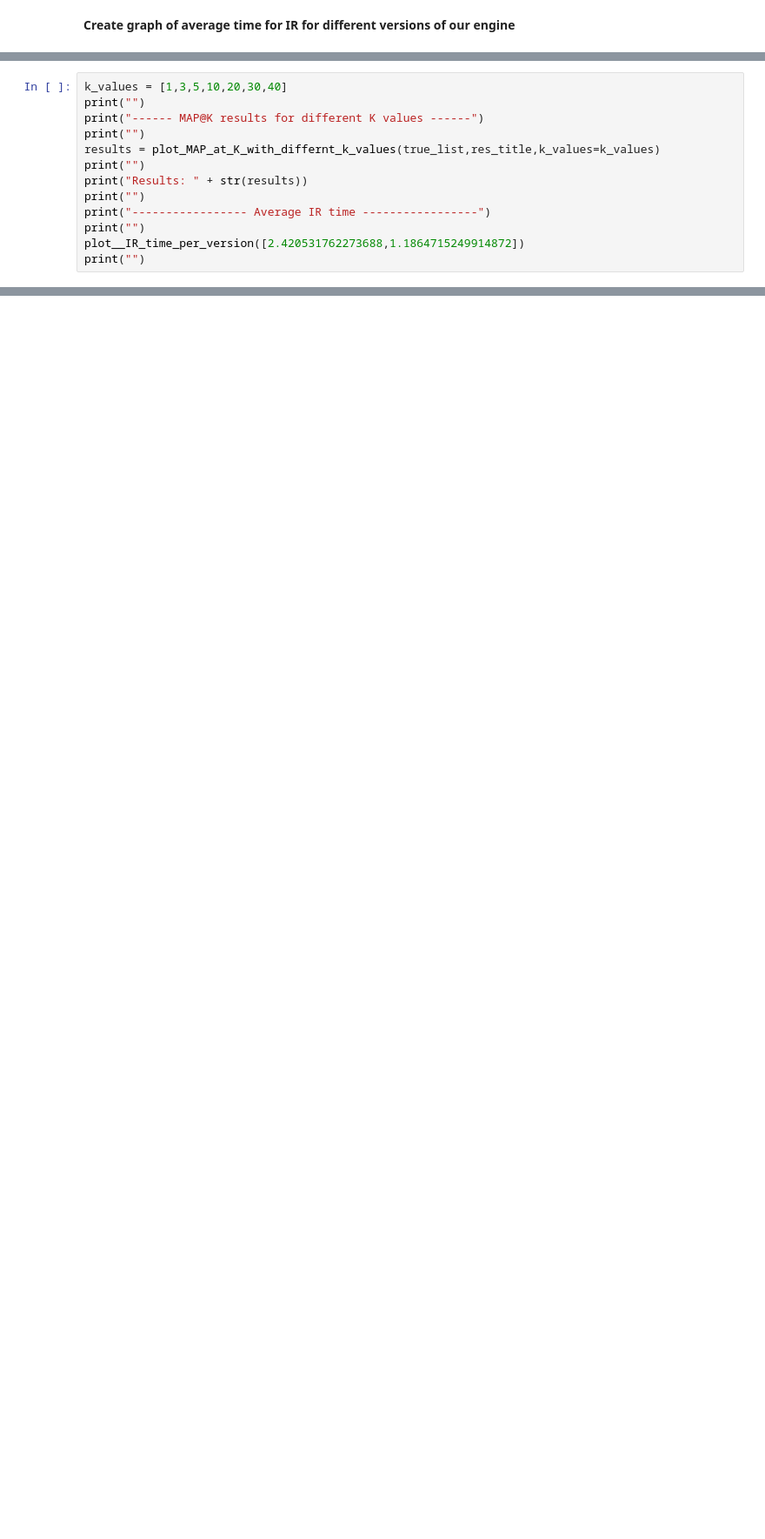
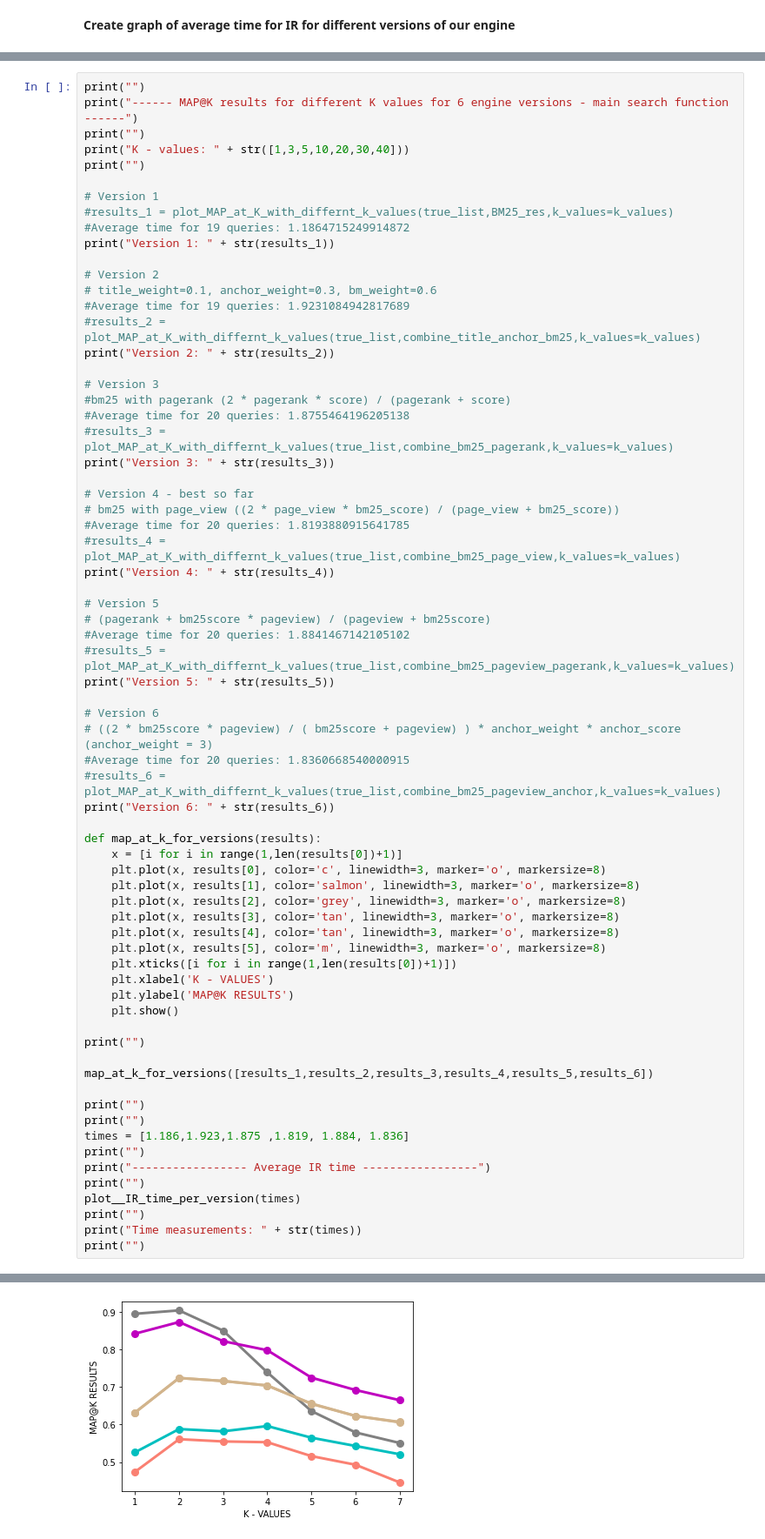
Before and after one commit to Naama133/WIKI_IR_ENGINE, a Jupyter notebook: Engine_performance_measurments.ipynb, the cells around one changed output, grey strips where cells are left out. Shown: that part at 87% size. Drawn from its saved outputs; the diff is of its cells as text; blank space fills up the shorter version.

Commit message:
test results graphs creation

```diff
--- a/Engine_performance_measurments.ipynb
+++ b/Engine_performance_measurments.ipynb
@@ -125,13 +126,0 @@ def plot__IR_time_per_version(times_measurements):
-# %%
-k_values = [1,3,5,10,20,30,40]
-print("")
-print("------ MAP@K results for different K values ------")
-print("")
-results = plot_MAP_at_K_with_differnt_k_values(true_list,res_title,k_values=k_values)
-print("")
-print("Results: " + str(results))
-print("")
-print("----------------- Average IR time -----------------")
-print("")
-plot__IR_time_per_version([2.420531762273688,1.1864715249914872])
-print("")
@@ -146,0 +131,70 @@ Results: [0.579, 0.632, 0.591, 0.527, 0.489, 0.467, 0.449]
+# %%
+print("")
+print("------ MAP@K results for different K values for 6 engine versions - main search function ------")
+print("")
+print("K - values: " + str([1,3,5,10,20,30,40]))
+print("")
+
+# Version 1
+#results_1 = plot_MAP_at_K_with_differnt_k_values(true_list,BM25_res,k_values=k_values)
+#Average time for 19 queries: 1.1864715249914872
+print("Version 1: " + str(results_1))
+
+# Version 2
+# title_weight=0.1, anchor_weight=0.3, bm_weight=0.6
+#Average time for 19 queries: 1.9231084942817689
+#results_2 = plot_MAP_at_K_with_differnt_k_values(true_list,combine_title_anchor_bm25,k_values=k_values)
+print("Version 2: " + str(results_2))
+
+# Version 3
+#bm25 with pagerank (2 * pagerank * score) / (pagerank + score)
+#Average time for 20 queries: 1.8755464196205138
+#results_3 = plot_MAP_at_K_with_differnt_k_values(true_list,combine_bm25_pagerank,k_values=k_values)
+print("Version 3: " + str(results_3))
+
+# Version 4 - best so far
+# bm25 with page_view ((2 * page_view * bm25_score) / (page_view + bm25_score))
+#Average time for 20 queries: 1.8193880915641785
+#results_4 = plot_MAP_at_K_with_differnt_k_values(true_list,combine_bm25_page_view,k_values=k_values)
+print("Version 4: " + str(results_4))
+
+# Version 5
+# (pagerank + bm25score * pageview) / (pageview + bm25score)
+#Average time for 20 queries: 1.8841467142105102
+#results_5 = plot_MAP_at_K_with_differnt_k_values(true_list,combine_bm25_pageview_pagerank,k_values=k_values)
+print("Version 5: " + str(results_5))
+
+# Version 6
+# ((2 * bm25score * pageview) / ( bm25score + pageview) ) * anchor_weight * anchor_score (anchor_weight = 3)
+#Average time for 20 queries: 1.8360668540000915
+#results_6 = plot_MAP_at_K_with_differnt_k_values(true_list,combine_bm25_pageview_anchor,k_values=k_values)
+print("Version 6: " + str(results_6))
+
+def map_at_k_for_versions(results):
+    x = [i for i in range(1,len(results[0])+1)]
+    plt.plot(x, results[0], color='c', linewidth=3, marker='o', markersize=8)
+    plt.plot(x, results[1], color='salmon', linewidth=3, marker='o', markersize=8)
+    plt.plot(x, results[2], color='grey', linewidth=3, marker='o', markersize=8)
+    plt.plot(x, results[3], color='tan', linewidth=3, marker='o', markersize=8)
+    plt.plot(x, results[4], color='tan', linewidth=3, marker='o', markersize=8)
+    plt.plot(x, results[5], color='m', linewidth=3, marker='o', markersize=8)
+    plt.xticks([i for i in range(1,len(results[0])+1)])
+    plt.xlabel('K - VALUES')
+    plt.ylabel('MAP@K RESULTS')
+    plt.show()
+
+print("")
+
+map_at_k_for_versions([results_1,results_2,results_3,results_4,results_5,results_6])
+
+print("")
+print("")
+times = [1.186,1.923,1.875 ,1.819, 1.884, 1.836]
+print("")
+print("----------------- Average IR time -----------------")
+print("")
+plot__IR_time_per_version(times)
+print("")
+print("Time measurements: " + str(times))
+print("")
+# %% [output]
@@ -146,0 +211 @@ Results: [0.579, 0.632, 0.591, 0.527, 0.489, 0.467, 0.449]
+[figure, added]
```
Also changed, not shown: parts of 29 cells of this notebook.
